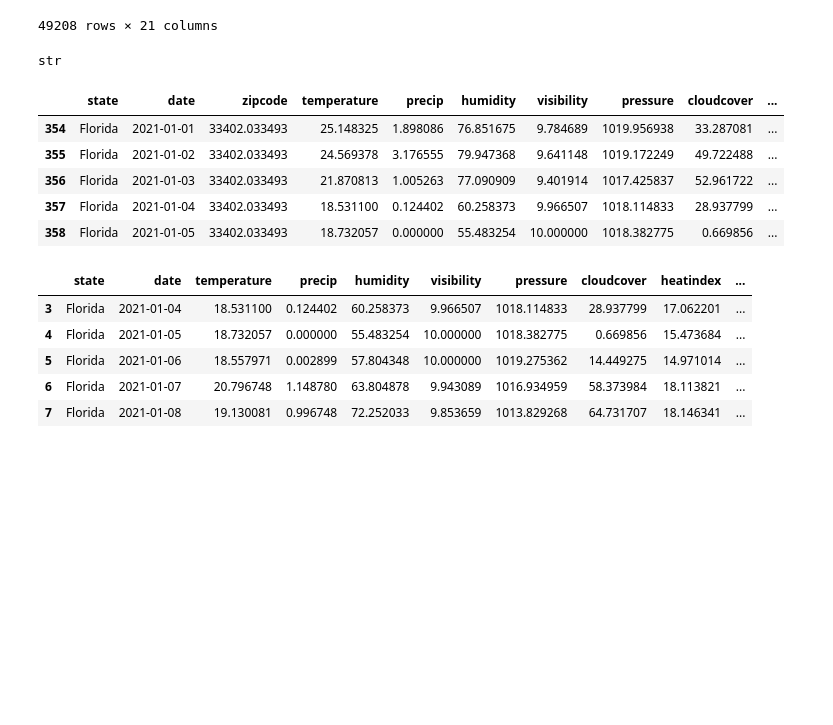
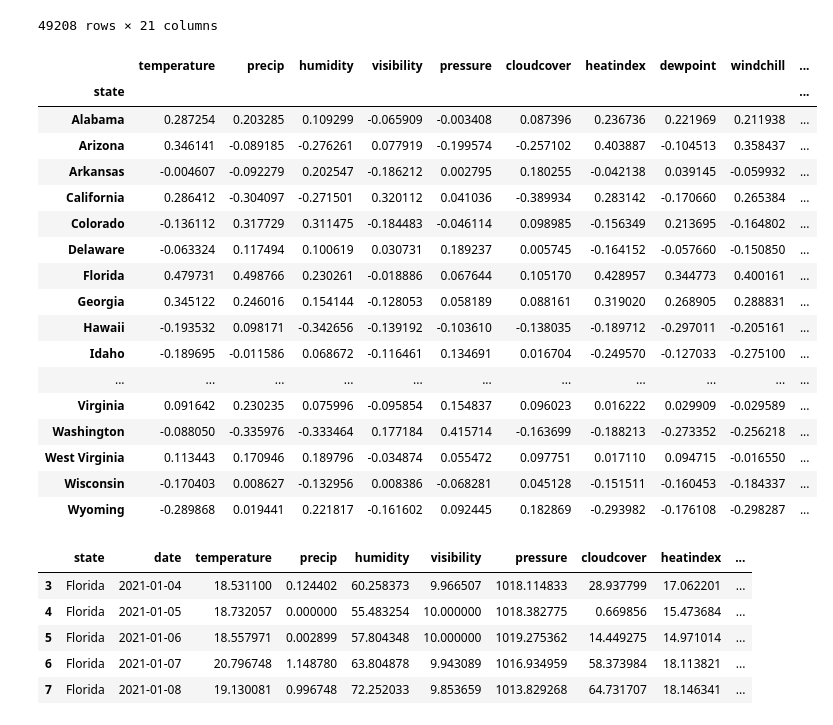
Before and after one commit to lindseyhardouin/Weather_Affects_using_Machine_Learning, a Jupyter notebook: price_weather_data_merge.ipynb, the cells around one changed output. Drawn from its saved outputs; the diff is of its cells as text; code cells hidden in the pictures; blank space fills up the shorter version.

Commit message:
adding new df showing trends by state

```diff
--- a/price_weather_data_merge.ipynb
+++ b/price_weather_data_merge.ipynb
@@ -79,19 +68,44 @@ weather_df_sliced
 grouped_weather_df = weather_df_sliced.groupby(["state", 'date'], as_index=False).mean()
 
 type(grouped_weather_df.loc[0][0])
+
+states = list(grouped_weather_df.state.unique())
-# %% [output]
-str
-# %%
-florida_df = grouped_weather_df[grouped_weather_df['state'] == 'Florida']
-
-florida_df.head()
-# %% [output]
-|  | state | date | zipcode | temperature | precip | humidity | visibility | pressure | cloudcover | ... |
-| 354 | Florida | 2021-01-01 | 33402.033493 | 25.148325 | 1.898086 | 76.851675 | 9.784689 | 1019.956938 | 33.287081 | ... |
-| 355 | Florida | 2021-01-02 | 33402.033493 | 24.569378 | 3.176555 | 79.947368 | 9.641148 | 1019.172249 | 49.722488 | ... |
-| 356 | Florida | 2021-01-03 | 33402.033493 | 21.870813 | 1.005263 | 77.090909 | 9.401914 | 1017.425837 | 52.961722 | ... |
-| 357 | Florida | 2021-01-04 | 33402.033493 | 18.531100 | 0.124402 | 60.258373 | 9.966507 | 1018.114833 | 28.937799 | ... |
-| 358 | Florida | 2021-01-05 | 33402.033493 | 18.732057 | 0.000000 | 55.483254 | 10.000000 | 1018.382775 | 0.669856 | ... |
+# %%
+corr_results = []
+
+for state in states:
+
+    weather_state_df = grouped_weather_df[grouped_weather_df['state'] == state]
+    weather_state_df = pd.merge(weather_state_df, price_df, how='outer', on='date').dropna()
+    weather_corr = weather_state_df.corr()['BLMN']
+    #weather_corr.append({"state":state})
+    corr_results.append(weather_corr)
+
+corr_results_df = pd.DataFrame(corr_results)
+corr_results_df["state"] = states
+corr_results_df = corr_results_df.set_index("state")
+corr_results_df = corr_results_df.drop(columns="zipcode")
+
+corr_results_df.style.bar(align="zero", color=['#D65F5F', '#80A1C1'])
+# %% [output]
+|  | temperature | precip | humidity | visibility | pressure | cloudcover | heatindex | dewpoint | windchill | ... |
+| state |  |  |  |  |  |  |  |  |  | ... |
+| Alabama | 0.287254 | 0.203285 | 0.109299 | -0.065909 | -0.003408 | 0.087396 | 0.236736 | 0.221969 | 0.211938 | ... |
+| Arizona | 0.346141 | -0.089185 | -0.276261 | 0.077919 | -0.199574 | -0.257102 | 0.403887 | -0.104513 | 0.358437 | ... |
+| Arkansas | -0.004607 | -0.092279 | 0.202547 | -0.186212 | 0.002795 | 0.180255 | -0.042138 | 0.039145 | -0.059932 | ... |
+| California | 0.286412 | -0.304097 | -0.271501 | 0.320112 | 0.041036 | -0.389934 | 0.283142 | -0.170660 | 0.265384 | ... |
+| Colorado | -0.136112 | 0.317729 | 0.311475 | -0.184483 | -0.046114 | 0.098985 | -0.156349 | 0.213695 | -0.164802 | ... |
+| Delaware | -0.063324 | 0.117494 | 0.100619 | 0.030731 | 0.189237 | 0.005745 | -0.164152 | -0.057660 | -0.150850 | ... |
+| Florida | 0.479731 | 0.498766 | 0.230261 | -0.018886 | 0.067644 | 0.105170 | 0.428957 | 0.344773 | 0.400161 | ... |
+| Georgia | 0.345122 | 0.246016 | 0.154144 | -0.128053 | 0.058189 | 0.088161 | 0.319020 | 0.268905 | 0.288831 | ... |
+| Hawaii | -0.193532 | 0.098171 | -0.342656 | -0.139192 | -0.103610 | -0.138035 | -0.189712 | -0.297011 | -0.205161 | ... |
+| Idaho | -0.189695 | -0.011586 | 0.068672 | -0.116461 | 0.134691 | 0.016704 | -0.249570 | -0.127033 | -0.275100 | ... |
+| ... | ... | ... | ... | ... | ... | ... | ... | ... | ... | ... |
+| Virginia | 0.091642 | 0.230235 | 0.075996 | -0.095854 | 0.154837 | 0.096023 | 0.016222 | 0.029909 | -0.029589 | ... |
+| Washington | -0.088050 | -0.335976 | -0.333464 | 0.177184 | 0.415714 | -0.163699 | -0.188213 | -0.273352 | -0.256218 | ... |
+| West Virginia | 0.113443 | 0.170946 | 0.189796 | -0.034874 | 0.055472 | 0.097751 | 0.017110 | 0.094715 | -0.016550 | ... |
+| Wisconsin | -0.170403 | 0.008627 | -0.132956 | 0.008386 | -0.068281 | 0.045128 | -0.151511 | -0.160453 | -0.184337 | ... |
+| Wyoming | -0.289868 | 0.019441 | 0.221817 | -0.161602 | 0.092445 | 0.182869 | -0.293982 | -0.176108 | -0.298287 | ... |
 # %%
 
 florida_merged_df = pd.merge(florida_df, price_df, how='outer', on='date').dropna()
```
Also changed, not shown: parts of 1 cell of this notebook.
